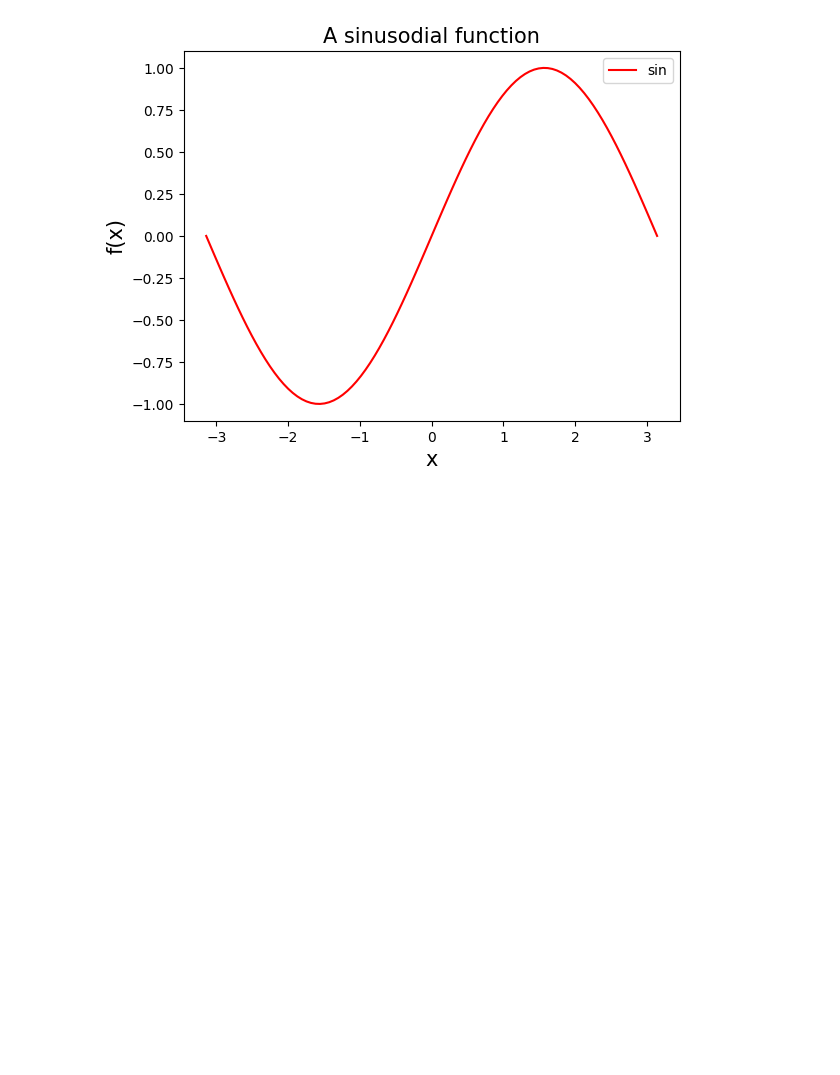
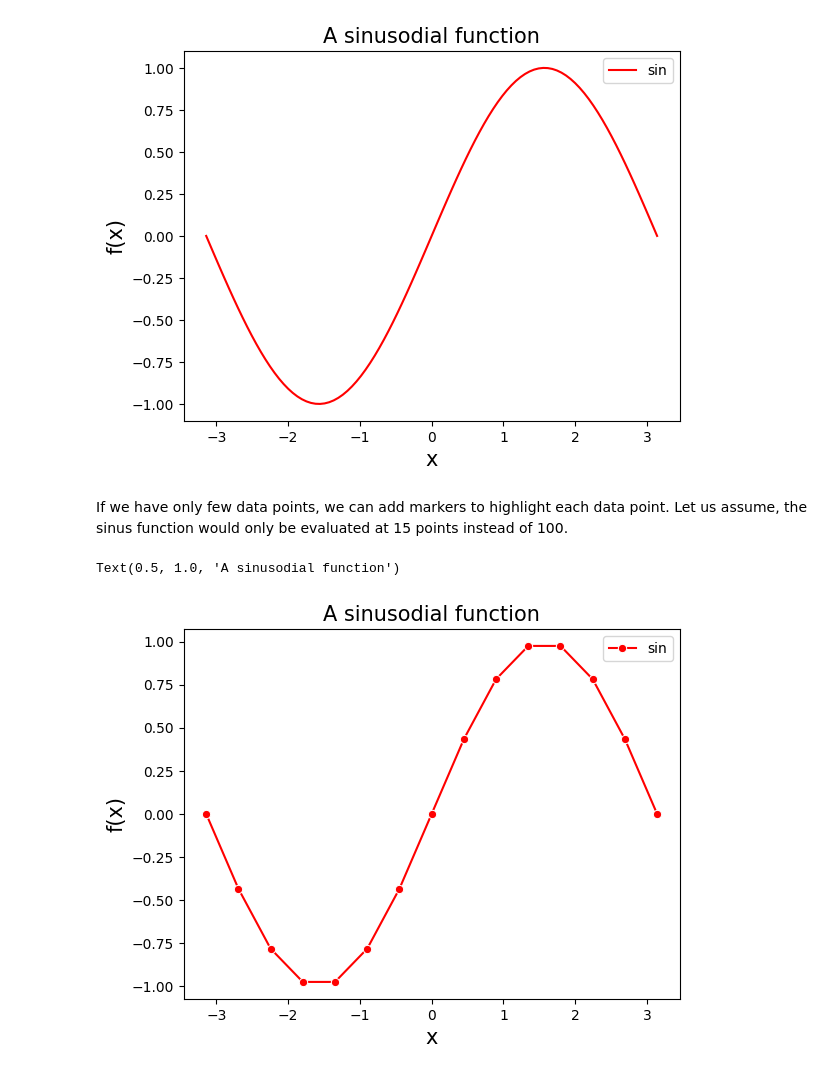
Before and after one commit to ukerzel/PythonIntroMatSci, a Jupyter notebook: pythonintro/ModuleIntro.ipynb, the cells around one changed output. Drawn from its saved outputs; the diff is of its cells as text; code cells hidden in the pictures; blank space fills up the shorter version.

Commit message:
add a seaborn plot with few points but markers

```diff
--- a/pythonintro/ModuleIntro.ipynb
+++ b/pythonintro/ModuleIntro.ipynb
@@ -273,3 +273,18 @@ ax.set_title('A sinusodial function', fontsize = 15)
 # %% [output]
 Text(0.5, 1.0, 'A sinusodial function')
 [figure]
+# %% [markdown]
+If we have only few data points, we can add markers to highlight each data point.
+Let us assume, the sinus function would only be evaluated at 15 points instead of 100.
+# %%
+x = np.linspace(-np.pi, np.pi, 15)
+y = np.sin(x)
+
+ax = sns.lineplot(x=x, y=y, label='sin', color='red', markers=True, marker='o')
+
+ax.set_xlabel("x",fontsize=15)
+ax.set_ylabel("f(x)",fontsize=15)
+ax.set_title('A sinusodial function', fontsize = 15)
+# %% [output]
+Text(0.5, 1.0, 'A sinusodial function')
+[figure, added]
```
